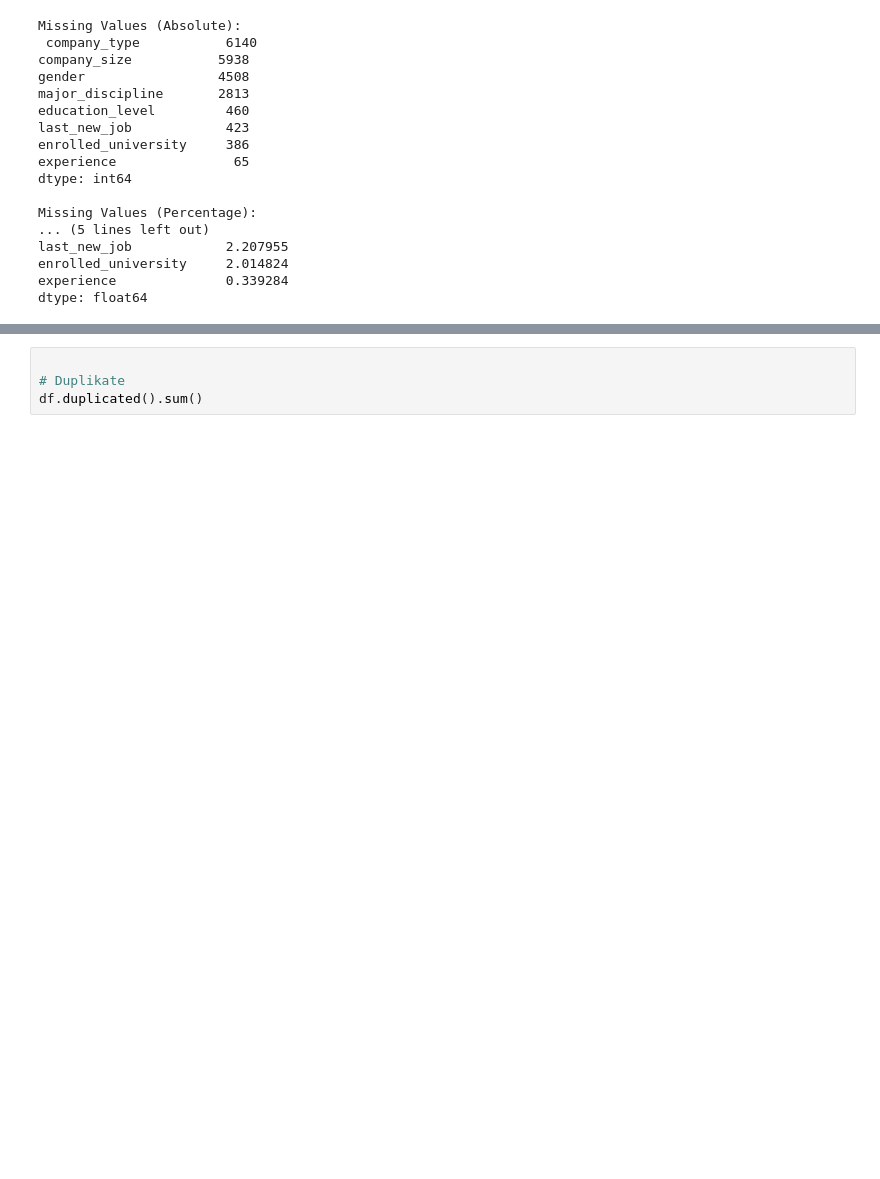
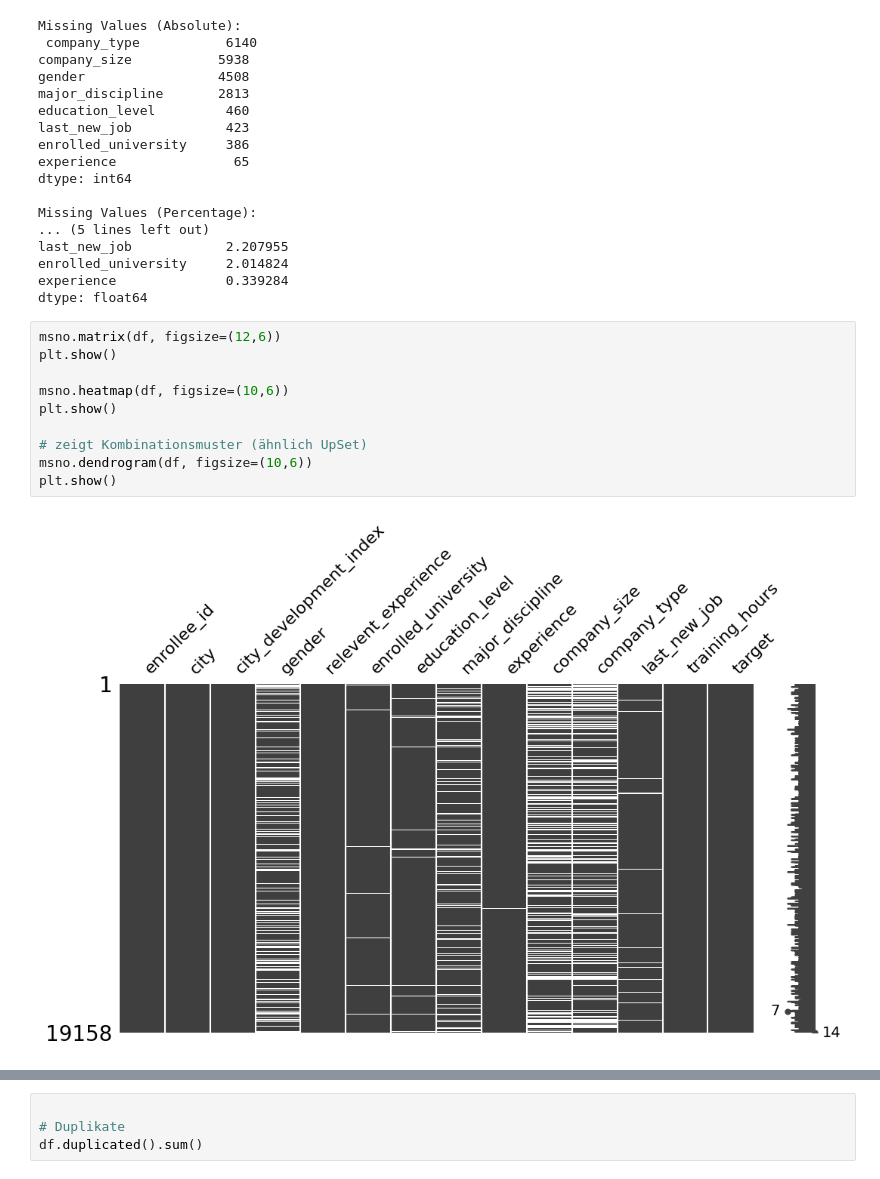
Before and after one commit to dan-am/data_analytics_master, a Jupyter notebook: 3_data_preparation/3_data_preparation.ipynb, the cells around one changed output, grey strips where cells are left out. Drawn from its saved outputs; the diff is of its cells as text; blank space fills up the shorter version.

```diff
--- a/3_data_preparation/3_data_preparation.ipynb
+++ b/3_data_preparation/3_data_preparation.ipynb
@@ -115,3 +117,15 @@ last_new_job            2.207955
 enrolled_university     2.014824
 experience              0.339284
 dtype: float64
+# %%
+msno.matrix(df, figsize=(12,6))
+plt.show()
+
+msno.heatmap(df, figsize=(10,6))
+plt.show()
+
+# zeigt Kombinationsmuster (ähnlich UpSet)
+msno.dendrogram(df, figsize=(10,6))
+plt.show()
+# %% [output]
+[figure, added]
```
Also changed, not shown: parts of 23 cells of this notebook, 4 other files.
